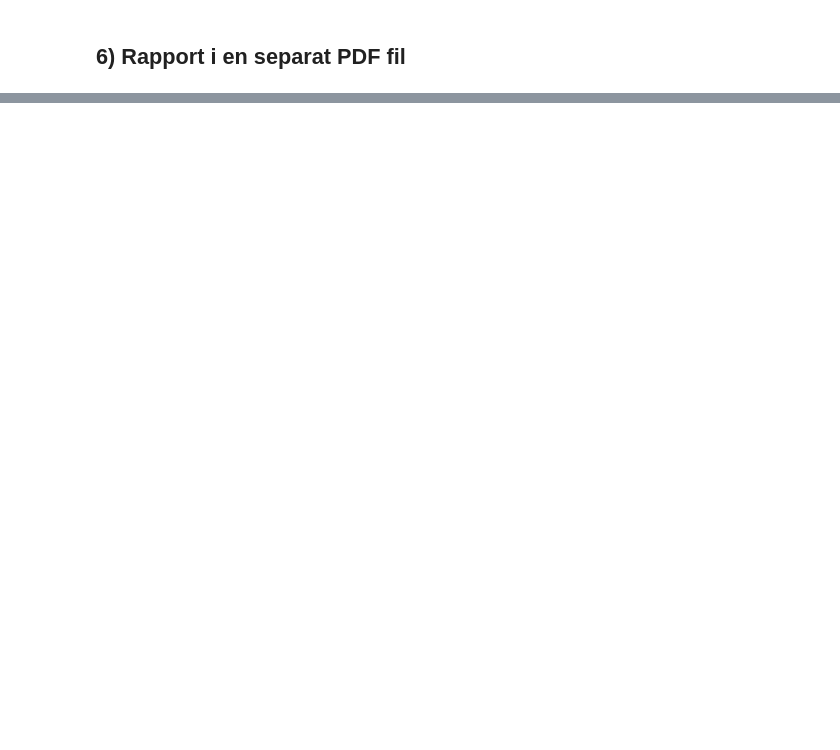
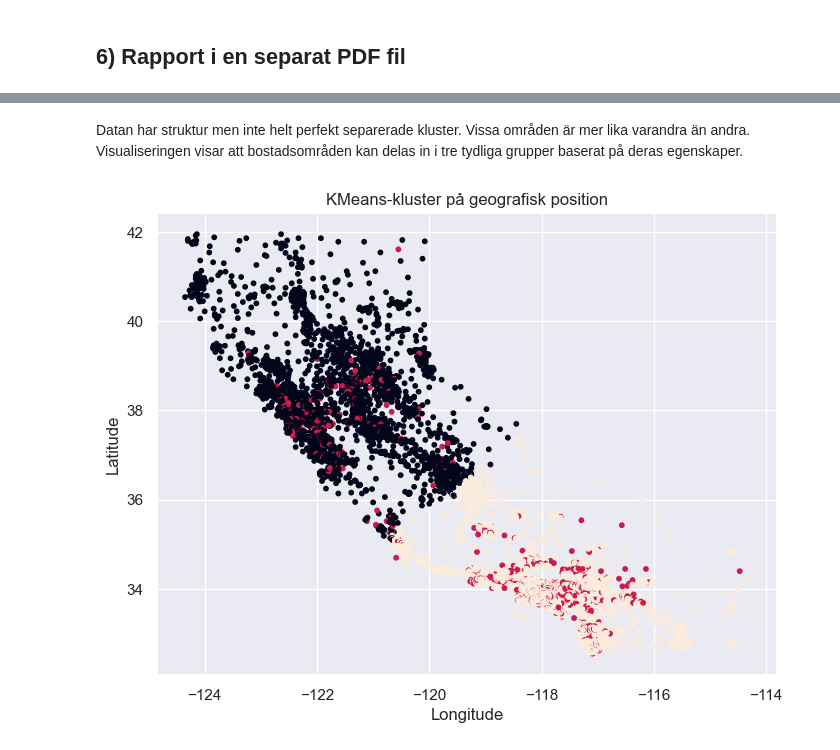
Before and after one commit to KataBeh/California-Housing, a Jupyter notebook: ML_Uppgift1_Katarina_Behrami.ipynb, the cells around one changed output, grey strips where cells are left out. Drawn from its saved outputs; the diff is of its cells as text; code cells hidden in the pictures; blank space fills up the shorter version.

```diff
--- a/ML_Uppgift1_Katarina_Behrami.ipynb
+++ b/ML_Uppgift1_Katarina_Behrami.ipynb
@@ -453,0 +584,5 @@ Elastic Net uppvisade lägst RMSE och stabil prestanda jämfört med övriga mod
+# %%
+clustered_df = X_cluster.copy()
+clustered_df["cluster"] = cluster_labels
+
+clustered_df.head()
@@ -453,0 +622,15 @@ Elastic Net uppvisade lägst RMSE och stabil prestanda jämfört med övriga mod
+# %% [markdown]
+Datan har struktur men inte helt perfekt separerade kluster. Vissa områden är mer lika varandra än andra.
+Visualiseringen visar att bostadsområden kan delas in i tre tydliga grupper baserat på deras egenskaper.
+# %%
+# testar att göra en geografisk plott:
+
+plt.figure(figsize=(8, 6))
+plt.scatter(clustered_df["longitude"], clustered_df["latitude"], c=clustered_df["cluster"], s=10)
+plt.xlabel("Longitude")
+plt.ylabel("Latitude")
+plt.title("KMeans-kluster på geografisk position")
+plt.grid(True)
+plt.show()
+# %% [output]
+[figure, added]
```
Also changed, not shown: parts of 23 cells of this notebook.
